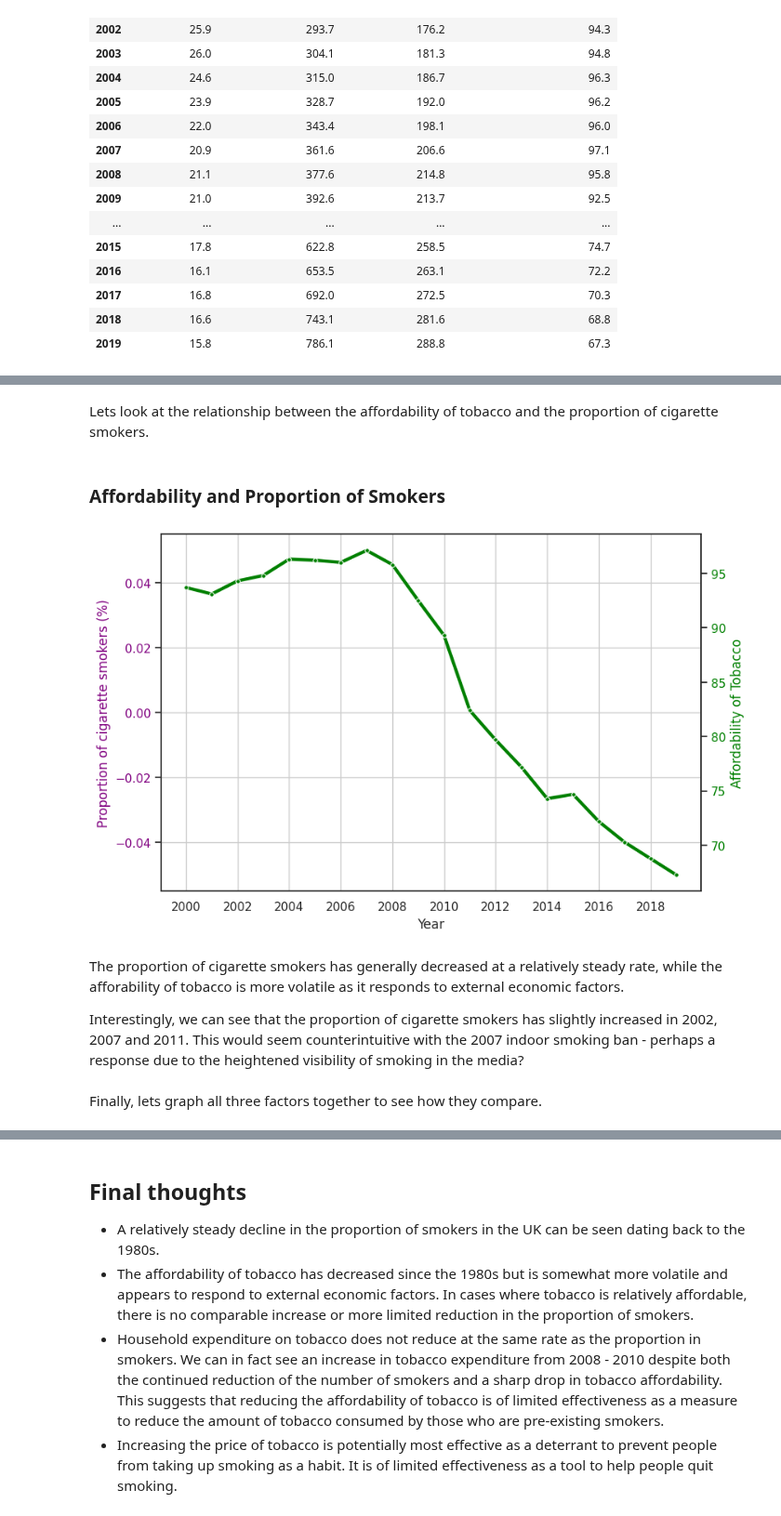
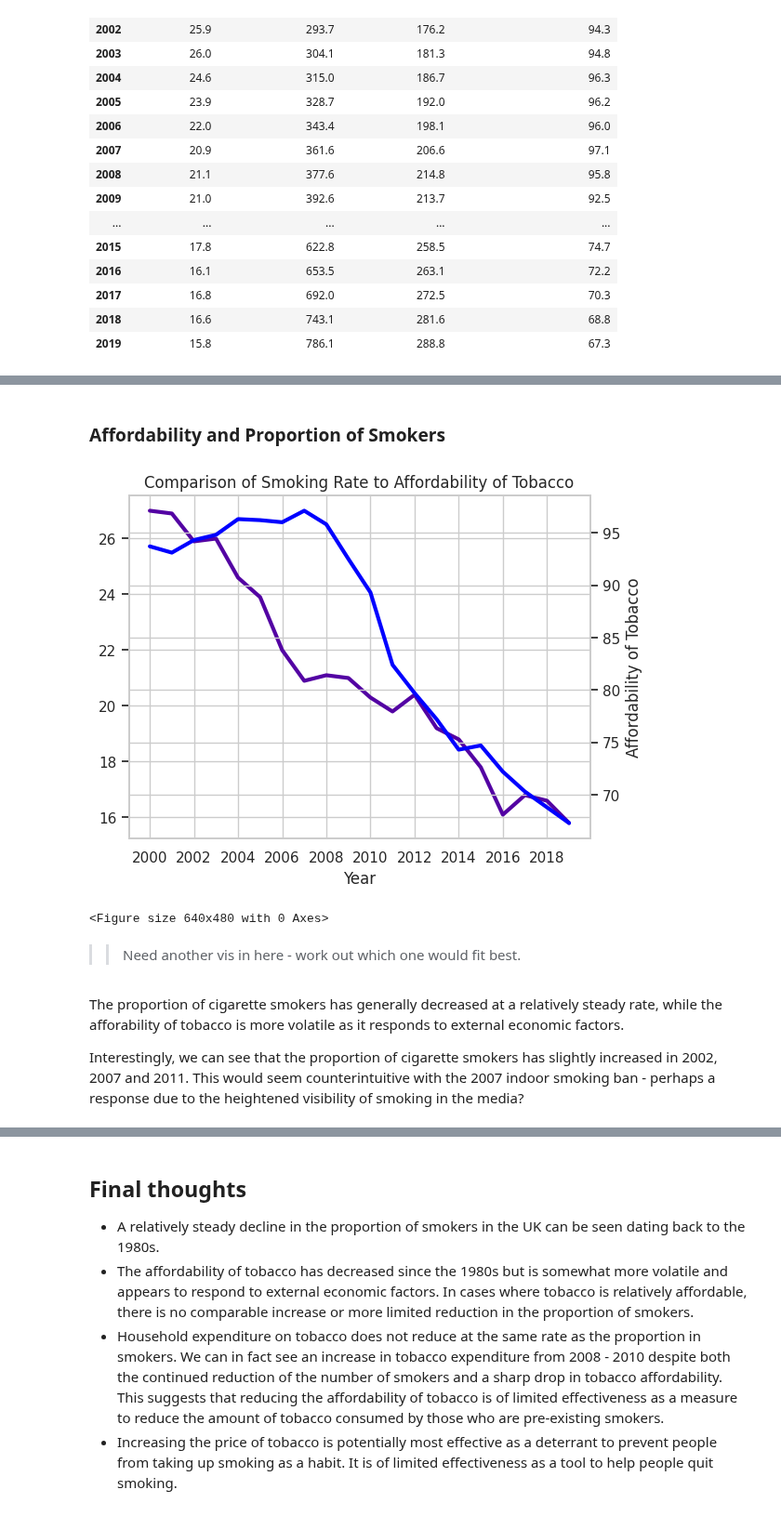
Before and after one commit to rhobaker/Data_Project, a Jupyter notebook: Main_Jupyter_workbook_Rhona.ipynb, the cells around one changed output, grey strips where cells are left out. Shown at 93% size. Cells and saved outputs as stored; diff of their text form; code cells hidden in the pictures.

```diff
--- a/Main_Jupyter_workbook_Rhona.ipynb
+++ b/Main_Jupyter_workbook_Rhona.ipynb
@@ -635,25 +606,33 @@ The proportion of cigarette users seems to have a relatively steady decline, whi
-# %% [markdown]
-Lets look at the relationship between the affordability of tobacco and the proportion of cigarette smokers.
 # %% [markdown]
 ### Affordability and Proportion of Smokers
-# %%
-plt.figure(figsize=(9, 6))
-ax1 = sns.lineplot(x = year['Year'], y = adults_2000['All 16+'], lw=3, marker='o', markersize=4, color='purple')
-# ax1.set(xlabel="Year",
-#         title="Proportion of cigarette smokers vs affordability of tobacco")
-ax1.set_ylabel("Proportion of cigarette smokers (%)", color = 'purple')
-ax1.tick_params(axis='y', labelcolor='purple')
-sns.set_style("ticks")
-plt.xticks([2000,2002,2004,2006,2008,2010,2012, 2014, 2016, 2018])
-ax2 = ax1.twinx()
-ax2.set_ylabel("Affordability of Tobacco", color = 'green')
-ax2= sns.lineplot(x = year['Year'], y = afford_2000['Tobacco Affordability Index'], lw=3, marker='o', markersize=4, color = "green")
-ax2.tick_params(axis='y', labelcolor='green')
-# %% [output]
-[figure, removed]
+# %%
+#Create a visualisation to compare the proportion of cigarette smokers vs the expenditure on tobacco
+sns.set_theme(style="whitegrid", palette="plasma")
+fig, ax10 = plt.subplots()
+plt.title("Comparison of Smoking Rate to Affordability of Tobacco")
+ax10.set_xlabel("Year")
+# Plot smoking rate
+plt.plot(merged_datasets['Smoking Rate'], lw=3)
+
+ax10.set_ylabel = "Proportion of cigarette smokers (%)"
+ax10.tick_params(axis='y')
+plt.xticks([2000,2002,2004,2006,2008,2010,2012,2014,2016,2018])
+
+# Adding Twin Axes to plot smoking rates
+ax11 = ax10.twinx()
+ax11.set_ylabel("Affordability of Tobacco")
+plt.plot(merged_datasets['Tobacco Affordability Index'], lw=3, color="blue")
+ax11.tick_params(axis='y')
+
+# Show plot
+plt.show()
+plt.clf()
+# %% [output]
+[figure, added]
+<Figure size 640x480 with 0 Axes>
+# %% [markdown]
+>> Need another vis in here - work out which one would fit best.
 # %% [markdown]
 The proportion of cigarette smokers has generally decreased at a relatively steady rate, while the afforability of tobacco is more volatile as it responds to external economic factors.
 
 Interestingly, we can see that the proportion of cigarette smokers has slightly increased in 2002, 2007 and 2011. This would seem counterintuitive with the 2007 indoor smoking ban - perhaps a response due to the heightened visibility of smoking in the media?
-# %% [markdown]
-Finally, lets graph all three factors together to see how they compare.
```
Also changed, not shown: parts of 49 cells of this notebook.
